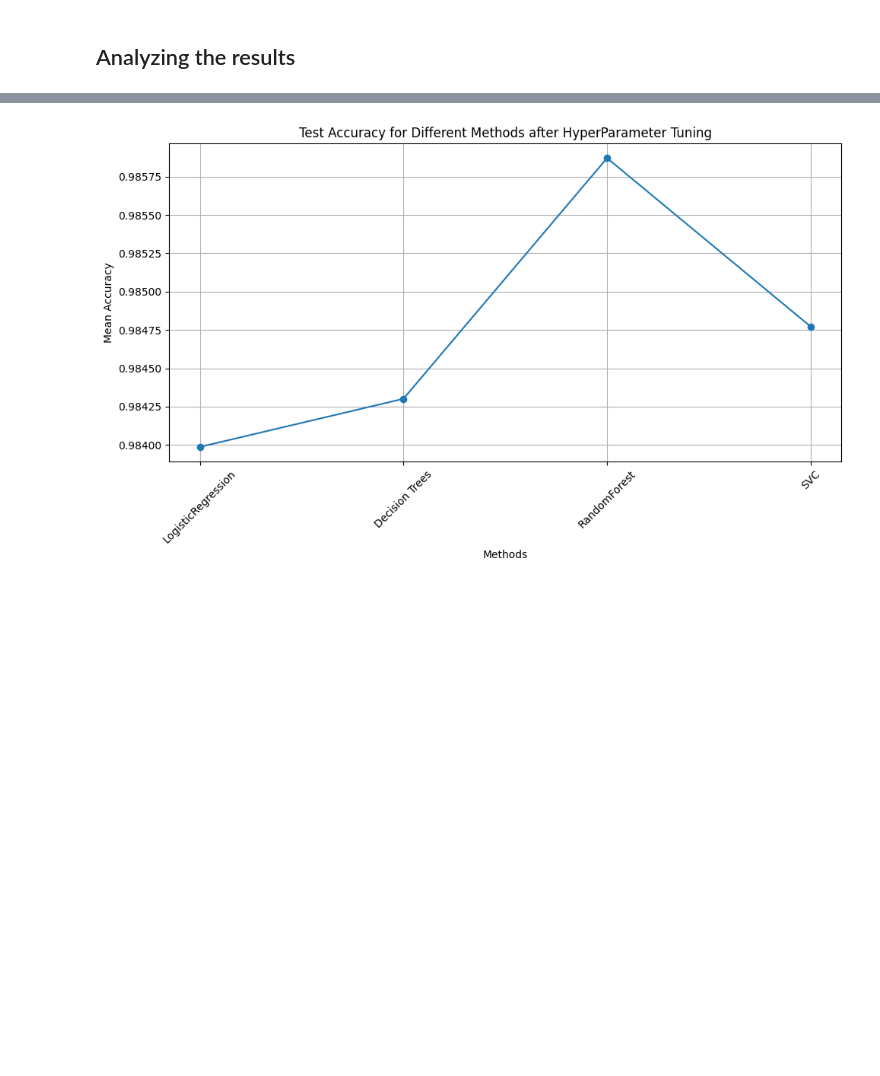
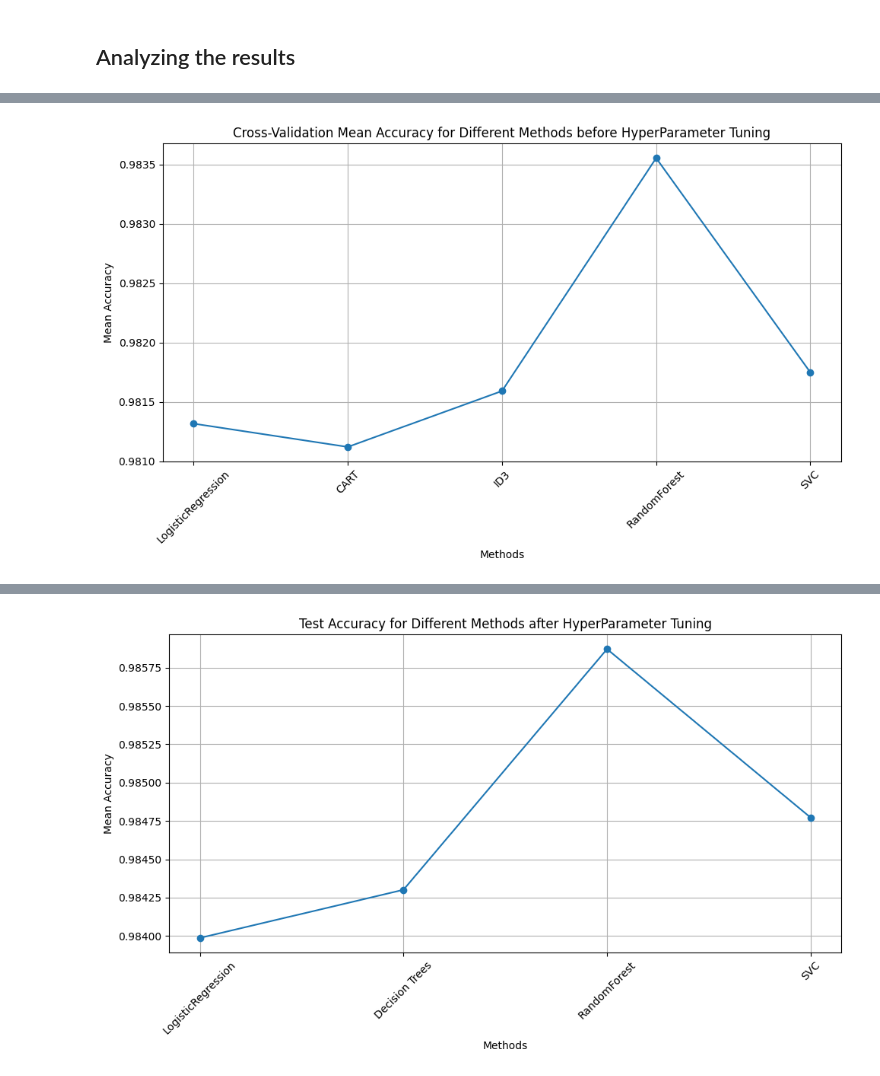
Before and after one commit to Nishtha077/Accelerometer-Gyrometer-Activity-Classification, a Jupyter notebook: accelerometer_gyro_mobile_phone.ipynb, the cells around one changed output, grey strips where cells are left out. Cells and saved outputs as stored; diff of their text form; code cells hidden in the pictures; blank space fills up the shorter version.

```diff
--- a/accelerometer_gyro_mobile_phone.ipynb
+++ b/accelerometer_gyro_mobile_phone.ipynb
@@ -589,0 +637,4 @@ plt.show()
+# %%
+plot([cv_mean_accuracy_lr, cv_mean_accuracy_cart, cv_mean_accuracy_id3, cv_mean_accuracy_rf, cv_mean_accuracy_svc], 'Cross-Validation Mean Accuracy for Different Methods before HyperParameter Tuning')
+# %% [output]
+[figure, added]
```
Also changed, not shown: parts of 37 cells of this notebook.
